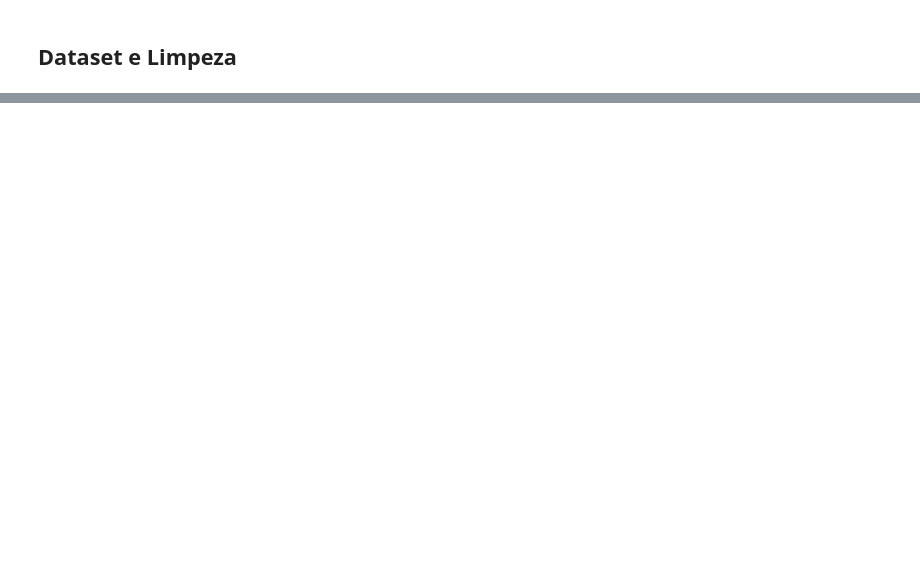
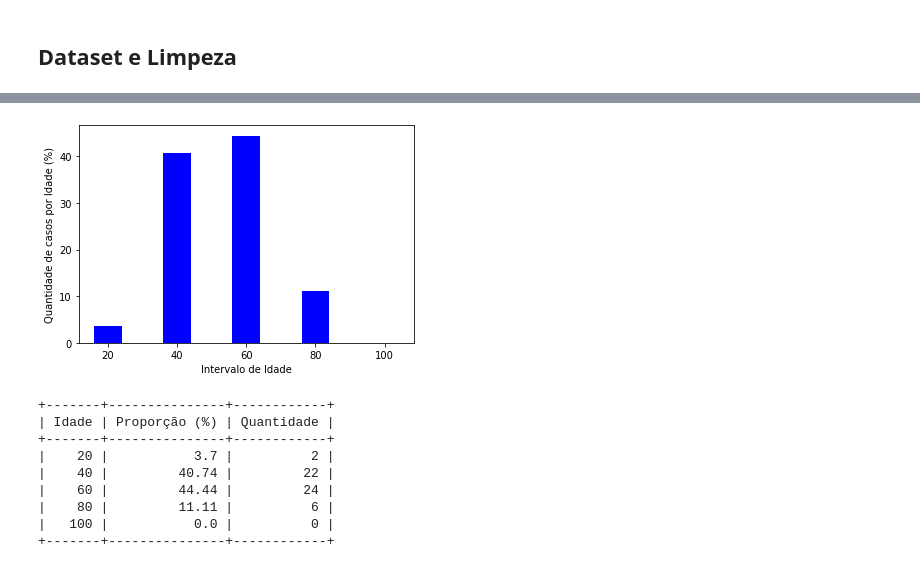
Before and after one commit to rbdlm/Covid, a Jupyter notebook: Covid.ipynb, the cells around one changed output, grey strips where cells are left out. Drawn from its saved outputs; the diff is of its cells as text; code cells hidden in the pictures; blank space fills up the shorter version.

```diff
--- a/Covid.ipynb
+++ b/Covid.ipynb
@@ -56,0 +185,42 @@ df_covid
+# %%
+old_value = 0
+intervals = {}
+for i in range(20,120,20):
+  intervals[str(i)] = df_covid[(df_covid['age'] <= i) & (df_covid['age'] > old_value)]['age'].count()
+  old_value = i
+
+
+y_axis = [round(value/sum(intervals.values())*100,2) for value in intervals.values() ]
+x_axis = list(intervals.keys())
+width_n = 0.4
+bar_color = 'blue'
+
+plt.figure(figsize=(6, 4))
+plt.bar(x_axis, y_axis, color=bar_color, width = width_n, align='center')
+plt.xlabel('Intervalo de Idade')
+plt.ylabel('Quantidade de casos por Idade (%)')
+plt.show()
+
+print('\n\n')
+
+x = PrettyTable(['Idade', 'Proporção (%)', 'Quantidade'])
+x.align['Idade'] = 'r'
+x.align['Proporção (%)'] = 'r'
+x.align['Quantidade'] = 'r'
+x.padding_width = 1
+
+for item, value in intervals.items():
+  x.add_row([item, round(value/sum(intervals.values())*100,2), value])
+
+print(x)
+# %% [output]
+[figure, added]
++-------+---------------+------------+
+| Idade | Proporção (%) | Quantidade |
++-------+---------------+------------+
+|    20 |           3.7 |          2 |
+|    40 |         40.74 |         22 |
+|    60 |         44.44 |         24 |
+|    80 |         11.11 |          6 |
+|   100 |           0.0 |          0 |
++-------+---------------+------------+
```
Also changed, not shown: parts of 11 cells of this notebook.
